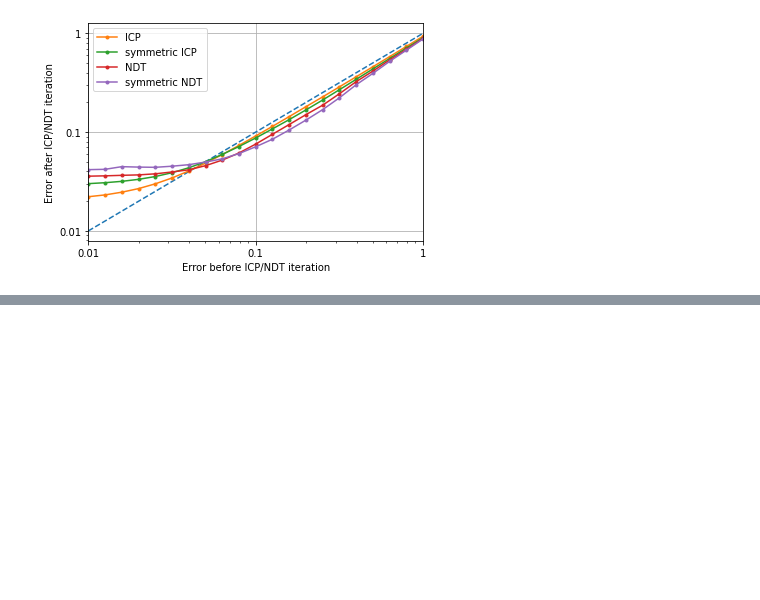
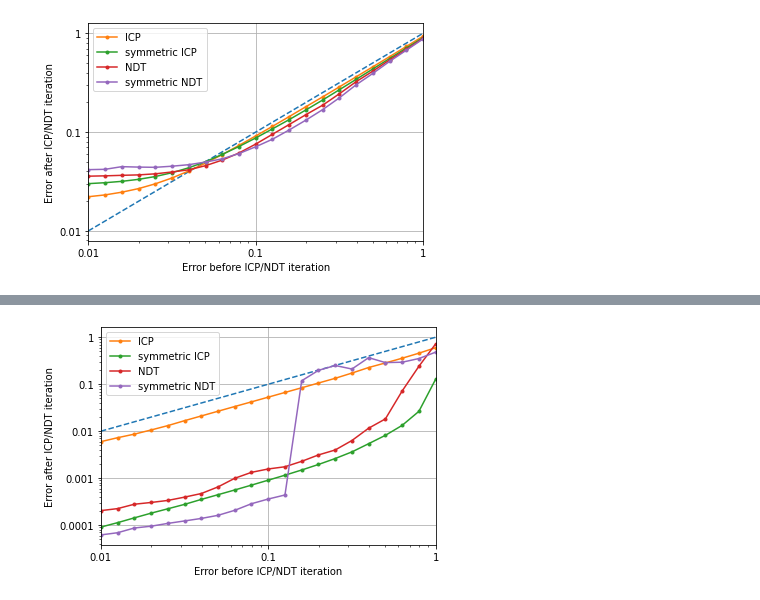
Before and after one commit to HuaTsai/Normal-Vector-NDT, a Jupyter notebook: src/sndt_exec/scripts/NDT and SNDT.ipynb, the cells around one changed output, grey strips where cells are left out. Cells and saved outputs as stored; diff of their text form; code cells hidden in the pictures; blank space fills up the shorter version.

```diff
--- a/src/sndt_exec/scripts/NDT and SNDT.ipynb
+++ b/src/sndt_exec/scripts/NDT and SNDT.ipynb
@@ -590,0 +600,9 @@ converge(x, y1, y3, y5, y7)
+# %%
+x = np.array([0.010000, 0.012589, 0.015849, 0.019953, 0.025119, 0.031623, 0.039811, 0.050119, 0.063096, 0.079433, 0.100000, 0.125893, 0.158489, 0.199526, 0.251189, 0.316228, 0.398107, 0.501187, 0.630957, 0.794328, 1.000000, ])
+y1 = np.array([0.005987, 0.007265, 0.008659, 0.010609, 0.013142, 0.016744, 0.021104, 0.026616, 0.033533, 0.042125, 0.053043, 0.066821, 0.084051, 0.106014, 0.133609, 0.172830, 0.226822, 0.283948, 0.357689, 0.457624, 0.598854, ])
+y3 = np.array([0.000091, 0.000113, 0.000143, 0.000180, 0.000223, 0.000277, 0.000353, 0.000445, 0.000561, 0.000712, 0.000907, 0.001158, 0.001494, 0.001958, 0.002619, 0.003626, 0.005426, 0.008172, 0.013308, 0.026434, 0.127506, ])
+y5 = np.array([0.000204, 0.000225, 0.000279, 0.000304, 0.000336, 0.000395, 0.000471, 0.000652, 0.000995, 0.001332, 0.001571, 0.001750, 0.002285, 0.003125, 0.003984, 0.006336, 0.011595, 0.018279, 0.071719, 0.240548, 0.719835, ])
+y7 = np.array([0.000062, 0.000069, 0.000087, 0.000095, 0.000109, 0.000123, 0.000139, 0.000162, 0.000207, 0.000286, 0.000360, 0.000439, 0.118488, 0.197229, 0.250547, 0.210551, 0.367628, 0.288877, 0.293966, 0.351901, 0.481176, ])
+converge(x, y1, y3, y5, y7)
+# %% [output]
+[figure, added]
```
Also changed, not shown: parts of 4 cells of this notebook, 20 other files.
